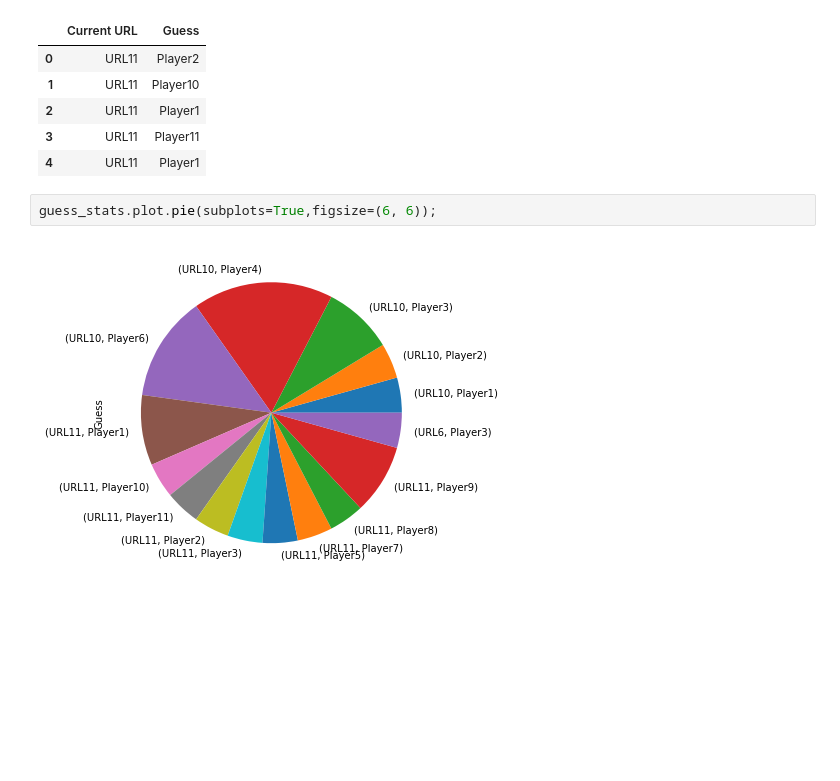
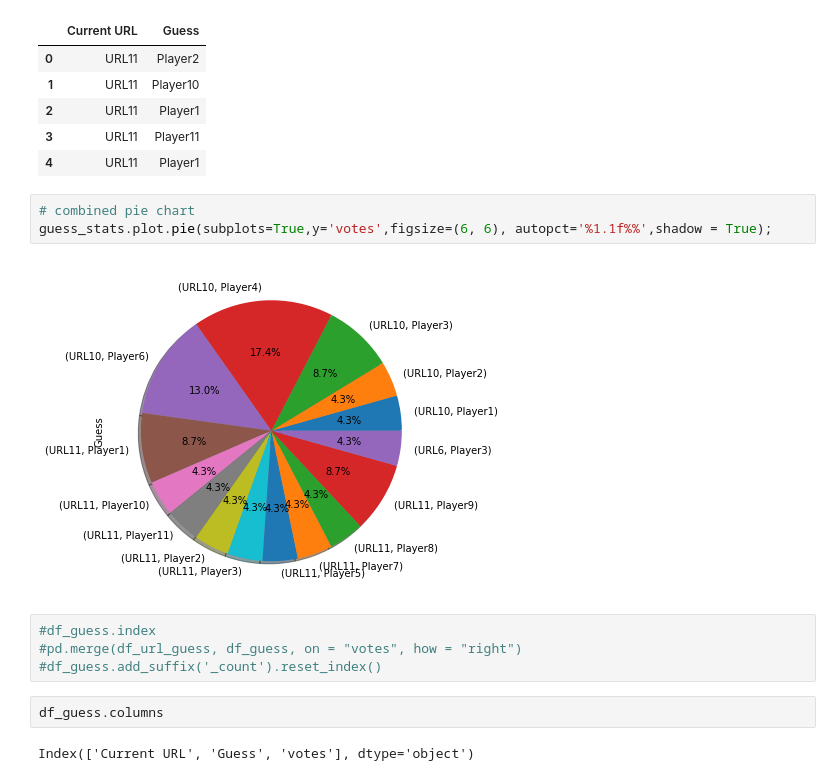
Before and after one commit to NLeSC/balconaz, a Jupyter notebook: notebooks/analysis.ipynb, the cells around one changed output. Cells and saved outputs as stored; diff of their text form; blank space fills up the shorter version.

Commit message:
fixing df, pie chart to fix

```diff
--- a/notebooks/analysis.ipynb
+++ b/notebooks/analysis.ipynb
@@ -172,6 +171,15 @@ df_url_guess.head()
 | 3 | URL11 | Player11 |
 | 4 | URL11 | Player1 |
 # %%
-guess_stats.plot.pie(subplots=True,figsize=(6, 6));
+# combined pie chart
+guess_stats.plot.pie(subplots=True,y='votes',figsize=(6, 6), autopct='%1.1f%%',shadow = True);
 # %% [output]
-[figure, old version]
+[figure, new version]
+# %%
+#df_guess.index
+#pd.merge(df_url_guess, df_guess, on = "votes", how = "right")
+#df_guess.add_suffix('_count').reset_index()
+# %%
+df_guess.columns
+# %% [output]
+Index(['Current URL', 'Guess', 'votes'], dtype='object')
```
Also changed, not shown: parts of 4 cells of this notebook.
